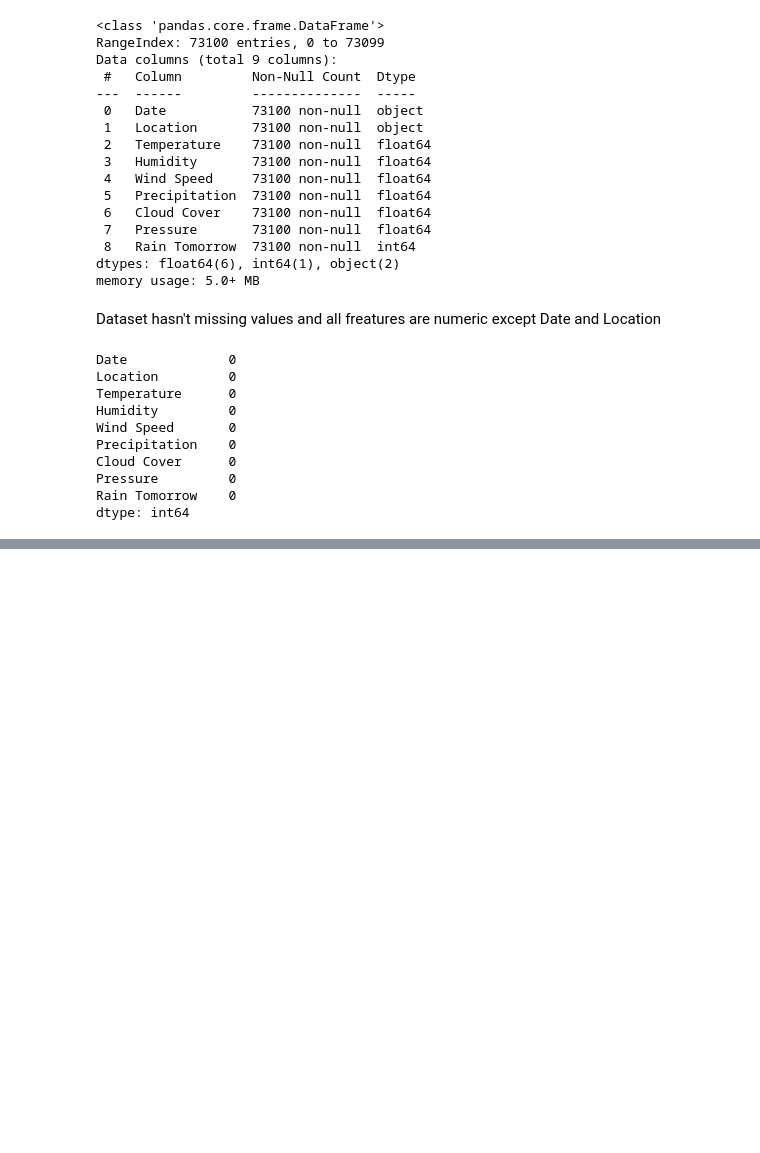
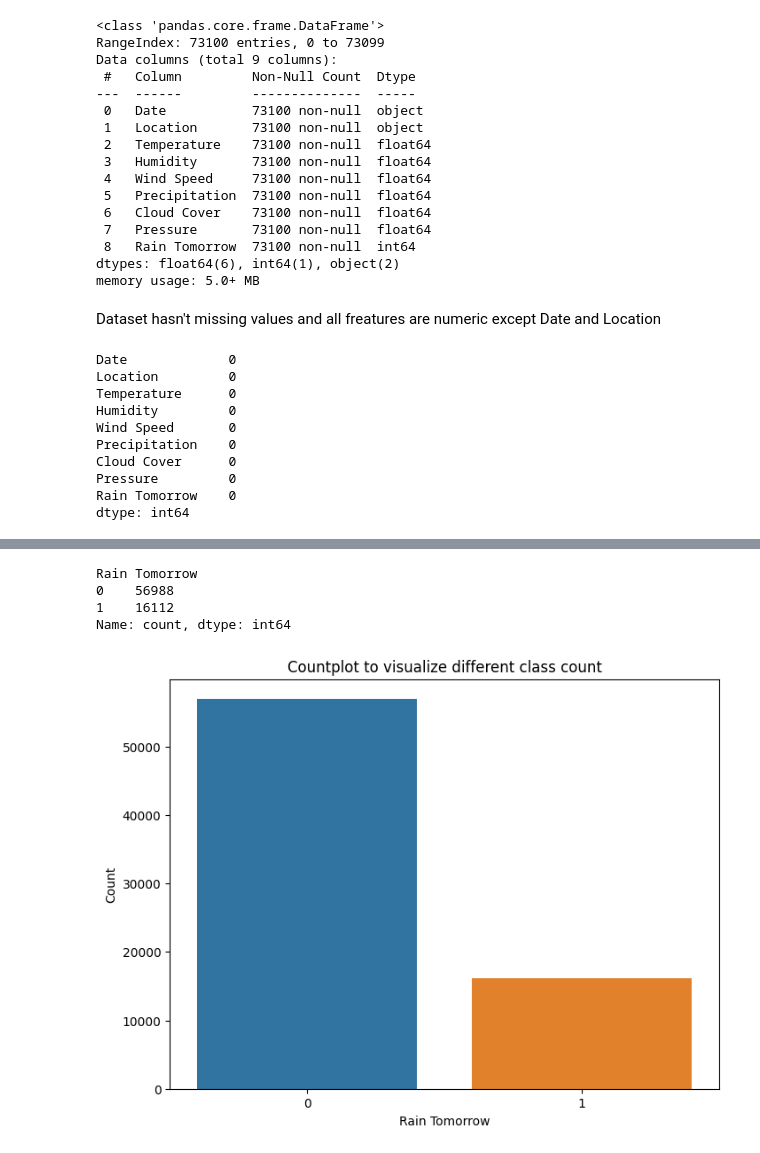
Before and after one commit to AnantVerma-2022/Deep-Learning-NLP-LLM, a Jupyter notebook: rainPrediction.ipynb, the cells around one changed output, grey strips where cells are left out. Cells and saved outputs as stored; diff of their text form; code cells hidden in the pictures; blank space fills up the shorter version.

```diff
--- a/rainPrediction.ipynb
+++ b/rainPrediction.ipynb
@@ -84,0 +138,4 @@ dtype: int64
+# %%
+# drop date
+
+dataset.drop(columns='Date',axis=1,inplace=True)
@@ -84,0 +168,19 @@ dtype: int64
+# %%
+print(dataset['Rain Tomorrow'].value_counts())
+# %% [output]
+Rain Tomorrow
+0    56988
+1    16112
+Name: count, dtype: int64
+# %%
+# Countplot to visualize different class count
+
+plt.figure(figsize = (8,6))
+sns.countplot(x = 'Rain Tomorrow', data = dataset, palette='tab10')
+plt.title("Countplot to visualize different class count")
+plt.xlabel("Rain Tomorrow")
+plt.ylabel("Count")
+
+plt.show()
+# %% [output]
+[figure, added]
```
Also changed, not shown: parts of 35 cells of this notebook.
